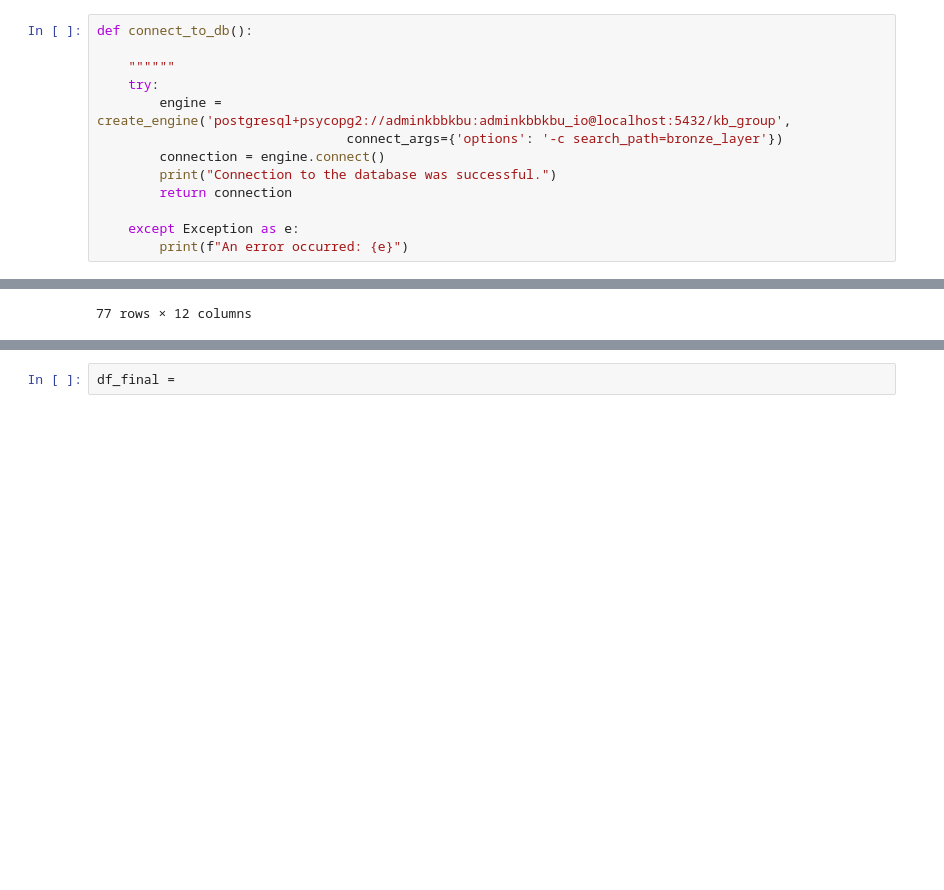
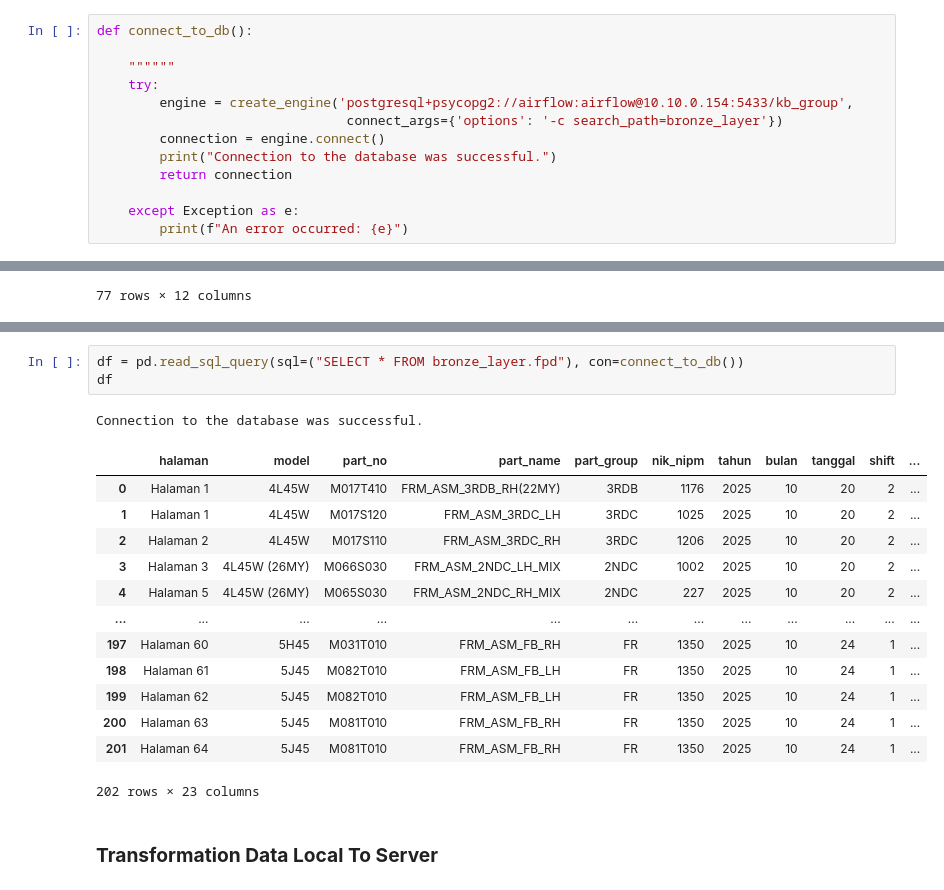
Before and after one commit to AmmarBaasir19/KaryaBahanaGroup, a Jupyter notebook: Main.ipynb, the cells around one changed output, grey strips where cells are left out. Saved outputs shown, nothing was run; the diff lists cells and outputs as text; blank space fills up the shorter version.

```diff
--- a/Main.ipynb
+++ b/Main.ipynb
@@ -271,7 +271,7 @@ def connect_to_db():
 
     """"""
     try:
-        engine = create_engine('postgresql+psycopg2://adminkbbkbu:adminkbbkbu_io@localhost:5432/kb_group',
+        engine = create_engine('postgresql+psycopg2://airflow:airflow@10.10.0.154:5433/kb_group',
                                 connect_args={'options': '-c search_path=bronze_layer'})
         connection = engine.connect()
         print("Connection to the database was successful.")
@@ -345,4 +345,22 @@ Connection to the database was successful.
 | 152 | 4L45W | M017T410 | FRM_ASM_3RDB_RH(22MY) | 2 | 30 | 2025-10-23 |
 153 rows × 6 columns
 # %%
-df_final =
+df = pd.read_sql_query(sql=("SELECT * FROM bronze_layer.fpd"), con=connect_to_db())
+df
+# %% [output]
+Connection to the database was successful.
+|  | halaman | model | part_no | part_name | part_group | nik_nipm | tahun | bulan | tanggal | shift | ... |
+| 0 | Halaman 1 | 4L45W | M017T410 | FRM_ASM_3RDB_RH(22MY) | 3RDB | 1176 | 2025 | 10 | 20 | 2 | ... |
+| 1 | Halaman 1 | 4L45W | M017S120 | FRM_ASM_3RDC_LH | 3RDC | 1025 | 2025 | 10 | 20 | 2 | ... |
+| 2 | Halaman 2 | 4L45W | M017S110 | FRM_ASM_3RDC_RH | 3RDC | 1206 | 2025 | 10 | 20 | 2 | ... |
+| 3 | Halaman 3 | 4L45W (26MY) | M066S030 | FRM_ASM_2NDC_LH_MIX | 2NDC | 1002 | 2025 | 10 | 20 | 2 | ... |
+| 4 | Halaman 5 | 4L45W (26MY) | M065S030 | FRM_ASM_2NDC_RH_MIX | 2NDC | 227 | 2025 | 10 | 20 | 2 | ... |
+| ... | ... | ... | ... | ... | ... | ... | ... | ... | ... | ... | ... |
+| 197 | Halaman 60 | 5H45 | M031T010 | FRM_ASM_FB_RH | FR | 1350 | 2025 | 10 | 24 | 1 | ... |
+| 198 | Halaman 61 | 5J45 | M082T010 | FRM_ASM_FB_LH | FR | 1350 | 2025 | 10 | 24 | 1 | ... |
+| 199 | Halaman 62 | 5J45 | M082T010 | FRM_ASM_FB_LH | FR | 1350 | 2025 | 10 | 24 | 1 | ... |
+| 200 | Halaman 63 | 5J45 | M081T010 | FRM_ASM_FB_RH | FR | 1350 | 2025 | 10 | 24 | 1 | ... |
+| 201 | Halaman 64 | 5J45 | M081T010 | FRM_ASM_FB_RH | FR | 1350 | 2025 | 10 | 24 | 1 | ... |
+202 rows × 23 columns
+# %% [markdown]
+### **Transformation Data Local To Server**
```
Also changed, not shown: parts of 11 cells of this notebook, 42 other files.
